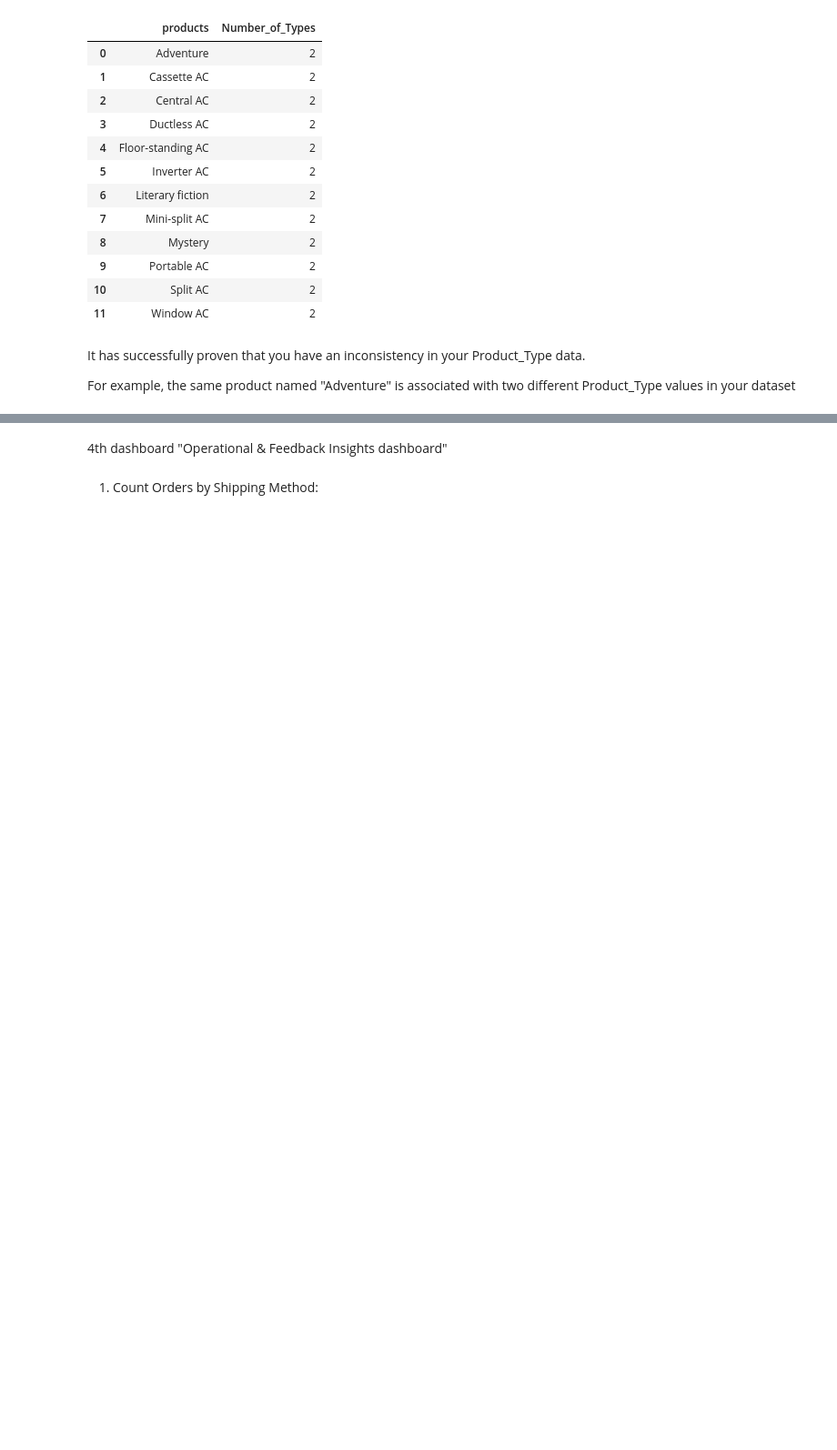
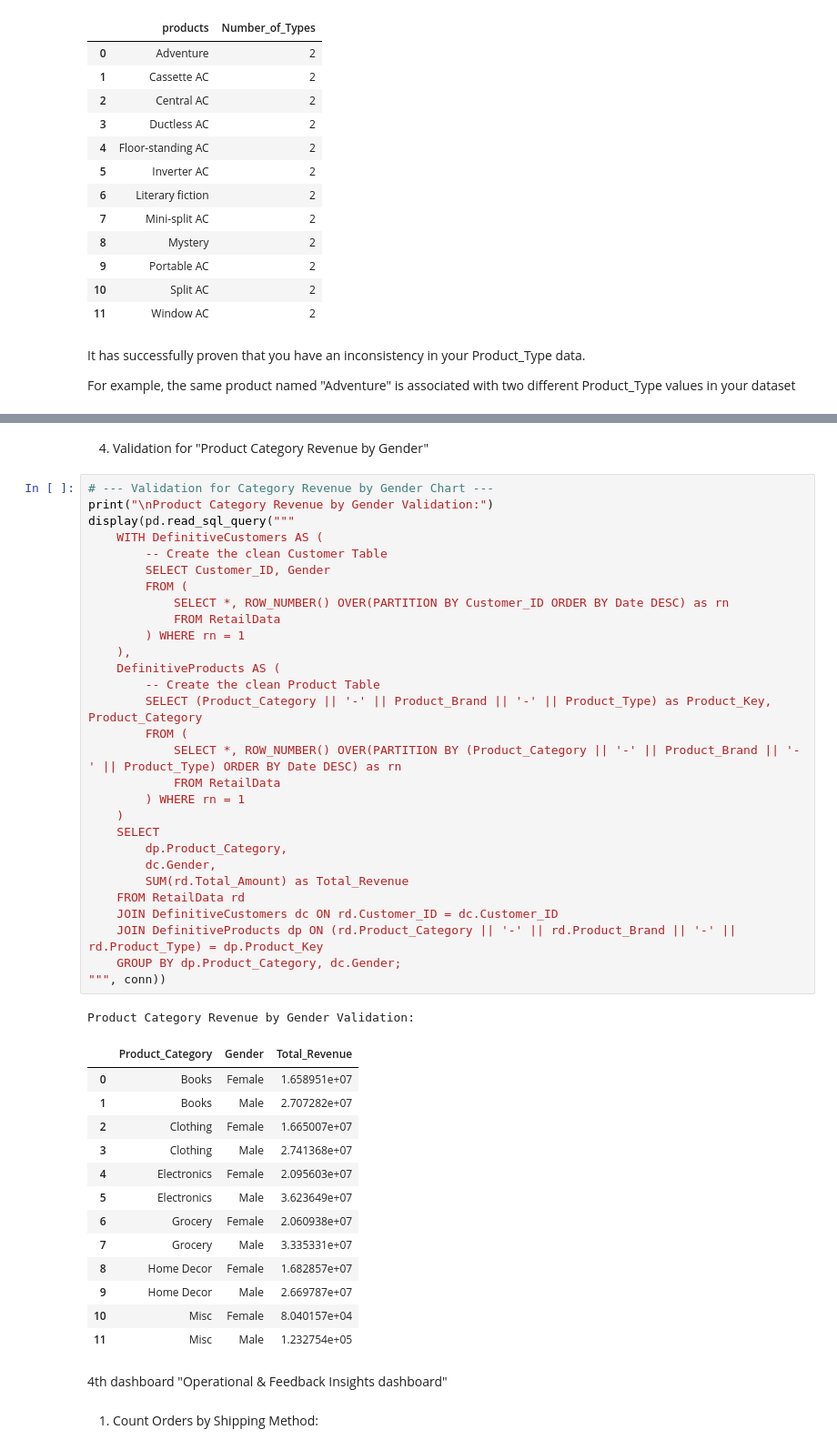
Before and after one commit to pranav444444/MinorProject_Sem7_Customer-Preference-and-Trend-Analytics-for-the-Retail-Sector, a Jupyter notebook: sample_retail_sales (2).ipynb, the cells around one changed output, grey strips where cells are left out. Shown at 91% size. Saved outputs shown, nothing was run; the diff lists cells and outputs as text; blank space fills up the shorter version.

```diff
--- a/sample_retail_sales (2).ipynb
+++ b/sample_retail_sales (2).ipynb
@@ -2118,3 +2569,49 @@ For example, the same product named "Adventure" is associated with two different
+# %% [markdown]
+4. Validation for "Product Category Revenue by Gender"
+# %%
+# --- Validation for Category Revenue by Gender Chart ---
+print("\nProduct Category Revenue by Gender Validation:")
+display(pd.read_sql_query("""
+    WITH DefinitiveCustomers AS (
+        -- Create the clean Customer Table
+        SELECT Customer_ID, Gender
+        FROM (
+            SELECT *, ROW_NUMBER() OVER(PARTITION BY Customer_ID ORDER BY Date DESC) as rn
+            FROM RetailData
+        ) WHERE rn = 1
+    ),
+    DefinitiveProducts AS (
+        -- Create the clean Product Table
+        SELECT (Product_Category || '-' || Product_Brand || '-' || Product_Type) as Product_Key, Product_Category
+        FROM (
+            SELECT *, ROW_NUMBER() OVER(PARTITION BY (Product_Category || '-' || Product_Brand || '-' || Product_Type) ORDER BY Date DESC) as rn
+            FROM RetailData
+        ) WHERE rn = 1
+    )
+    SELECT
+        dp.Product_Category,
+        dc.Gender,
+        SUM(rd.Total_Amount) as Total_Revenue
+    FROM RetailData rd
+    JOIN DefinitiveCustomers dc ON rd.Customer_ID = dc.Customer_ID
+    JOIN DefinitiveProducts dp ON (rd.Product_Category || '-' || rd.Product_Brand || '-' || rd.Product_Type) = dp.Product_Key
+    GROUP BY dp.Product_Category, dc.Gender;
+""", conn))
+# %% [output]
+Product Category Revenue by Gender Validation:
+|  | Product_Category | Gender | Total_Revenue |
+| 0 | Books | Female | 1.658951e+07 |
+| 1 | Books | Male | 2.707282e+07 |
+| 2 | Clothing | Female | 1.665007e+07 |
+| 3 | Clothing | Male | 2.741368e+07 |
+| 4 | Electronics | Female | 2.095603e+07 |
+| 5 | Electronics | Male | 3.623649e+07 |
+| 6 | Grocery | Female | 2.060938e+07 |
+| 7 | Grocery | Male | 3.335331e+07 |
+| 8 | Home Decor | Female | 1.682857e+07 |
+| 9 | Home Decor | Male | 2.669787e+07 |
+| 10 | Misc | Female | 8.040157e+04 |
+| 11 | Misc | Male | 1.232754e+05 |
 # %% [markdown]
 4th dashboard  "Operational & Feedback Insights dashboard"
 # %% [markdown]
```
Also changed, not shown: parts of 41 cells of this notebook, 2 other files.
